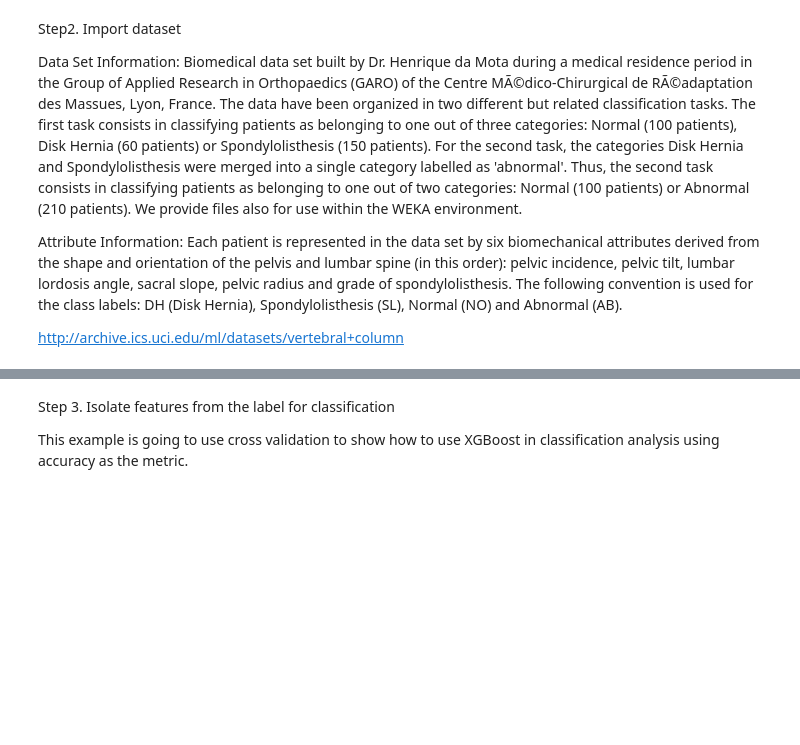
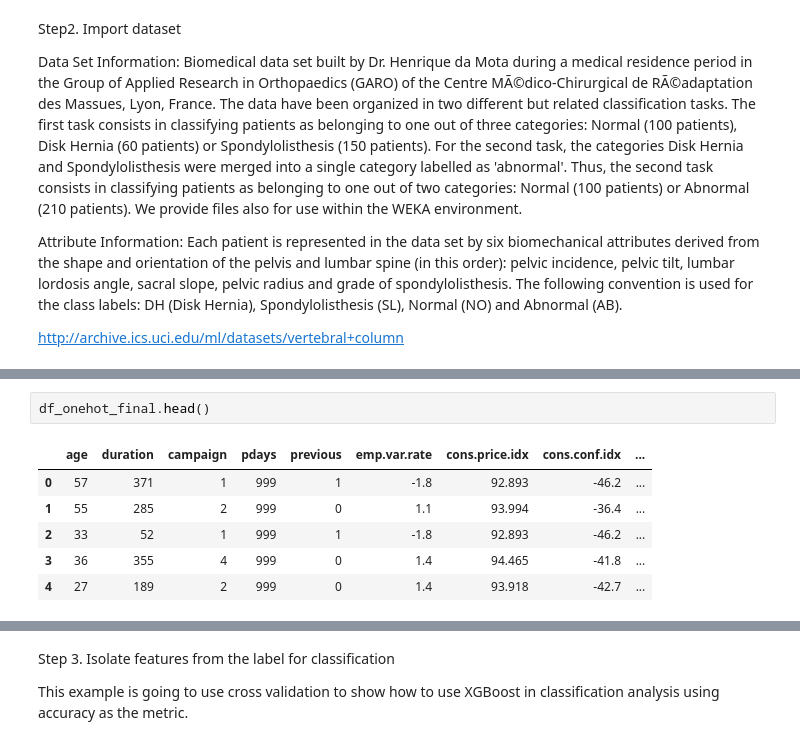
Before and after one commit to ustcsteve/XGBoost-Use-Guide, a Jupyter notebook: XGBoost.ipynb, the cells around one changed output, grey strips where cells are left out. Saved outputs shown, nothing was run; the diff lists cells and outputs as text; blank space fills up the shorter version.

```diff
--- a/XGBoost.ipynb
+++ b/XGBoost.ipynb
@@ -53,0 +126,9 @@ Index(['pelvic_incidence', 'pelvic_tilt', 'lumbar_lordosis_angle',
+# %%
+df_onehot_final.head()
+# %% [output]
+|  | age | duration | campaign | pdays | previous | emp.var.rate | cons.price.idx | cons.conf.idx | ... |
+| 0 | 57 | 371 | 1 | 999 | 1 | -1.8 | 92.893 | -46.2 | ... |
+| 1 | 55 | 285 | 2 | 999 | 0 | 1.1 | 93.994 | -36.4 | ... |
+| 2 | 33 | 52 | 1 | 999 | 1 | -1.8 | 92.893 | -46.2 | ... |
+| 3 | 36 | 355 | 4 | 999 | 0 | 1.4 | 94.465 | -41.8 | ... |
+| 4 | 27 | 189 | 2 | 999 | 0 | 1.4 | 93.918 | -42.7 | ... |
```
Also changed, not shown: parts of 43 cells of this notebook.
